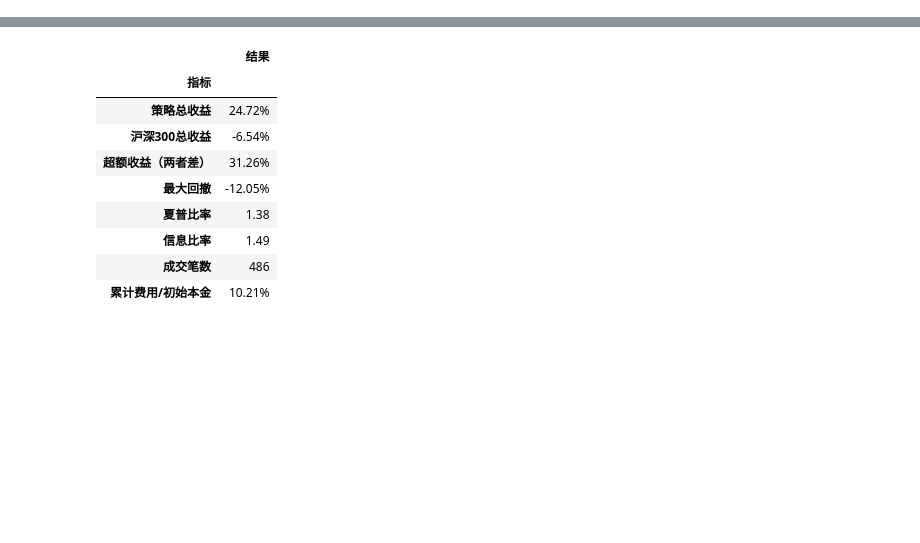
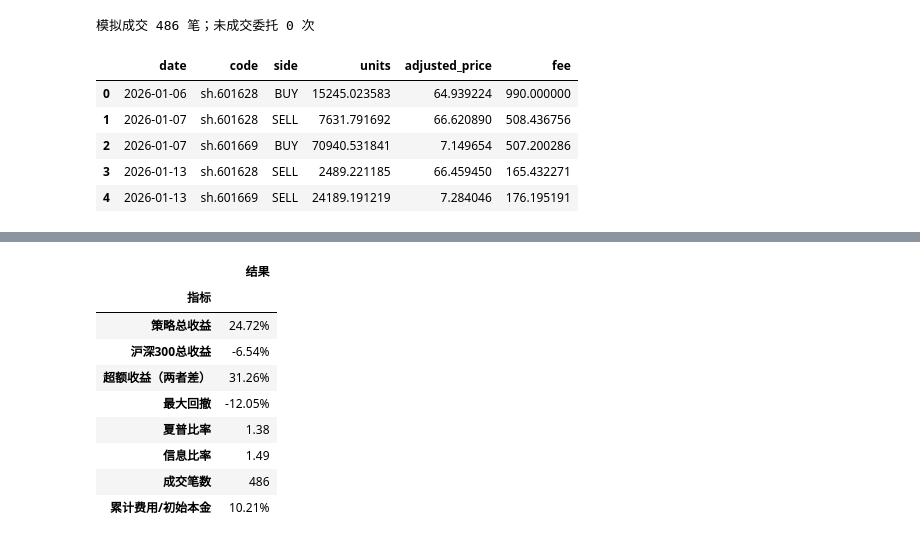
Before and after one commit to ZhengrongYue/MiniQuant, a Jupyter notebook: simple_framework.ipynb, the cells around one changed output, grey strips where cells are left out. Saved outputs shown, nothing was run; the diff lists cells and outputs as text; code cells hidden in the pictures; blank space fills up the shorter version.

```diff
--- a/simple_framework.ipynb
+++ b/simple_framework.ipynb
@@ -72,0 +109,14 @@ assert (decisions.execution_date > decisions.signal_date).all()
+# %%
+nav, trades = run_backtest(bars, benchmark, decisions, cost_bps=10)
+print(f'模拟成交 {len(trades)} 笔；未成交委托 {int(nav.blocked.sum())} 次')
+display(trades[['date', 'code', 'side', 'units', 'adjusted_price', 'fee']].head(5))
+assert nav.nav.gt(0).all()
+assert trades.empty or (trades.date > trades.signal_date).all()
+# %% [output]
+模拟成交 486 笔；未成交委托 0 次
+|  | date | code | side | units | adjusted_price | fee |
+| 0 | 2026-01-06 | sh.601628 | BUY | 15245.023583 | 64.939224 | 990.000000 |
+| 1 | 2026-01-07 | sh.601628 | SELL | 7631.791692 | 66.620890 | 508.436756 |
+| 2 | 2026-01-07 | sh.601669 | BUY | 70940.531841 | 7.149654 | 507.200286 |
+| 3 | 2026-01-13 | sh.601628 | SELL | 2489.221185 | 66.459450 | 165.432271 |
+| 4 | 2026-01-13 | sh.601669 | SELL | 24189.191219 | 7.284046 | 176.195191 |
```
Also changed, not shown: parts of 22 cells of this notebook.
